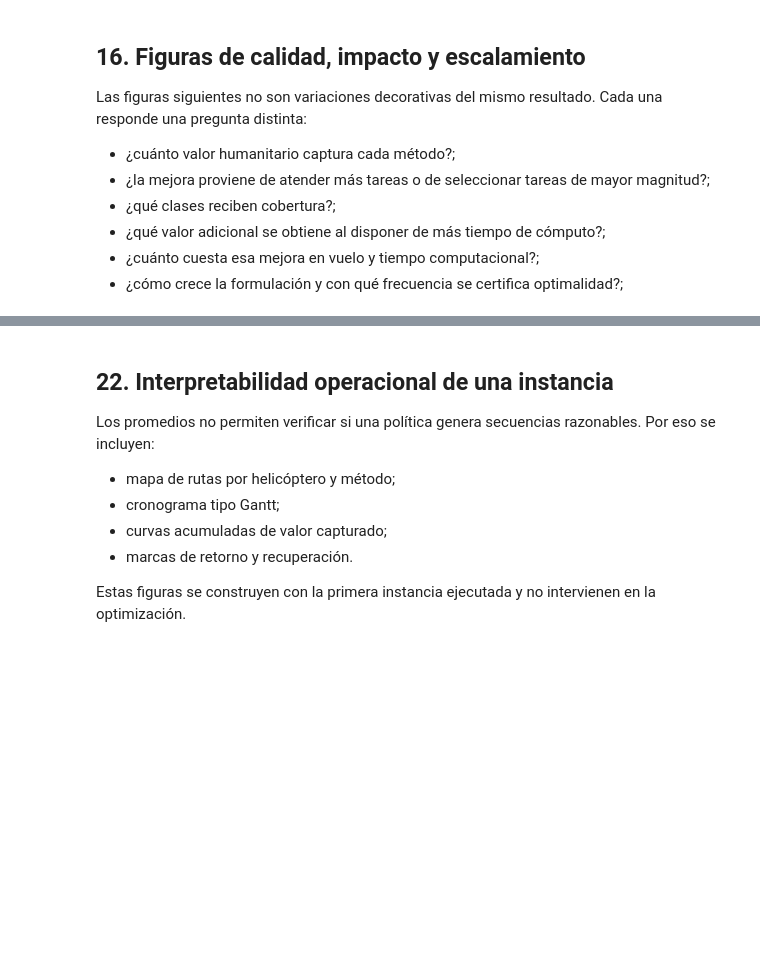
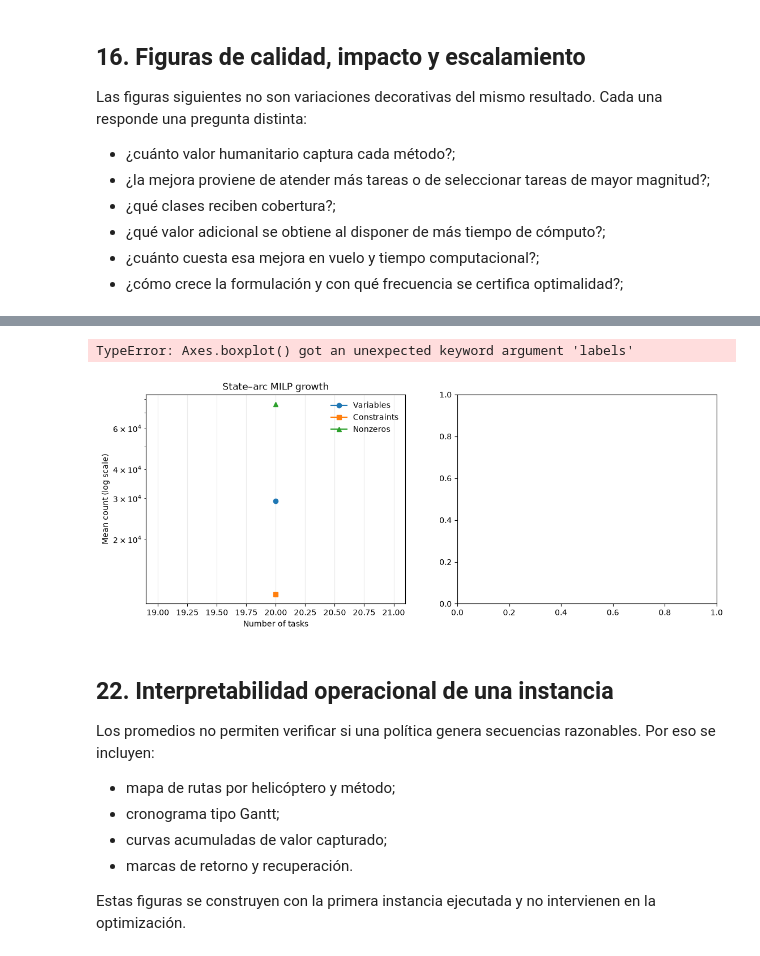
Before and after one commit to educarrascov/DISC_TESIS, a Jupyter notebook: Resuelto_Paper/20260731_Experimento_A_4x4_Impacto_Anytime_Trazabilidad.ipynb, the cells around one changed output, grey strips where cells are left out. Saved outputs shown, nothing was run; the diff lists cells and outputs as text; code cells hidden in the pictures; blank space fills up the shorter version.

```diff
--- a/Resuelto_Paper/20260731_Experimento_A_4x4_Impacto_Anytime_Trazabilidad.ipynb
+++ b/Resuelto_Paper/20260731_Experimento_A_4x4_Impacto_Anytime_Trazabilidad.ipynb
@@ -2020,8 +2097,11 @@ def plot_model_growth_and_paired_advantage(df, save=True):
     pivot = df.pivot(index=["Scenario", "Tasks"], columns="Method", values="Normalized Mission Value")
     differences = []
     comparisons = [
-        ("Greedy-Density-Operational", "Greedy-Benefit", "Density-operational − Benefit"),
-        ("Greedy-Density-Cycle", "Greedy-Benefit", "Density-cycle − Benefit"),
+        (
+            "Greedy-Density-Operational",
+            "Greedy-Benefit",
+            "Density-operational − Benefit",
+        ),
     ]
     best_highs = f"HiGHS-{max(ACTIVE_HIGHS_BUDGETS):g}s"
     comparisons.append((best_highs, "Greedy-Density-Operational", f"{best_highs} − Density-operational"))
@@ -2034,33 +2114,36 @@ def plot_model_growth_and_paired_advantage(df, save=True):
 
     fig, axes = plt.subplots(1, 2, figsize=(13, 4.8))
     axes[0].plot(growth["Tasks"], growth["Variables"], marker="o", label="Variables")
     axes[0].plot(growth["Tasks"], growth["Constraints"], marker="s", label="Constraints")
     axes[0].plot(growth["Tasks"], growth["Nonzeros"], marker="^", label="Nonzeros")
     axes[0].set_yscale("log")
     axes[0].set_xlabel("Number of tasks")
     axes[0].set_ylabel("Mean count (log scale)")
     axes[0].set_title("State–arc MILP growth")
     axes[0].legend(frameon=False)
     axes[0].grid(alpha=0.25)
 
     if not diff_df.empty:
         labels = list(diff_df["Comparison"].unique())
         data = [diff_df[diff_df["Comparison"] == label]["Difference"] for label in labels]
         axes[1].boxplot(data, labels=labels, showmeans=True)
         axes[1].axhline(0, color="black", lw=1)
         axes[1].tick_params(axis="x", rotation=18)
     axes[1].set_ylabel("Paired mission-value difference")
     axes[1].set_title("Does each methodological addition help?")
     axes[1].grid(axis="y", alpha=0.25)
     fig.tight_layout()
     if save:
         save_current_figure("A5_model_growth_paired_advantage.png")
     plt.show()
     return diff_df
 
 
 df_paired_advantage = plot_model_growth_and_paired_advantage(df_metrics_scaling)
 display(df_paired_advantage.groupby("Comparison")["Difference"].agg(["mean", "std", "min", "max", "count"]) if not df_paired_advantage.empty else df_paired_advantage)
+# %% [output]
+TypeError: Axes.boxplot() got an unexpected keyword argument 'labels'
+[figure, added]
 # %% [markdown]
 ## 22. Interpretabilidad operacional de una instancia
 
```
Also changed, not shown: parts of 13 cells of this notebook, 13 other files.
